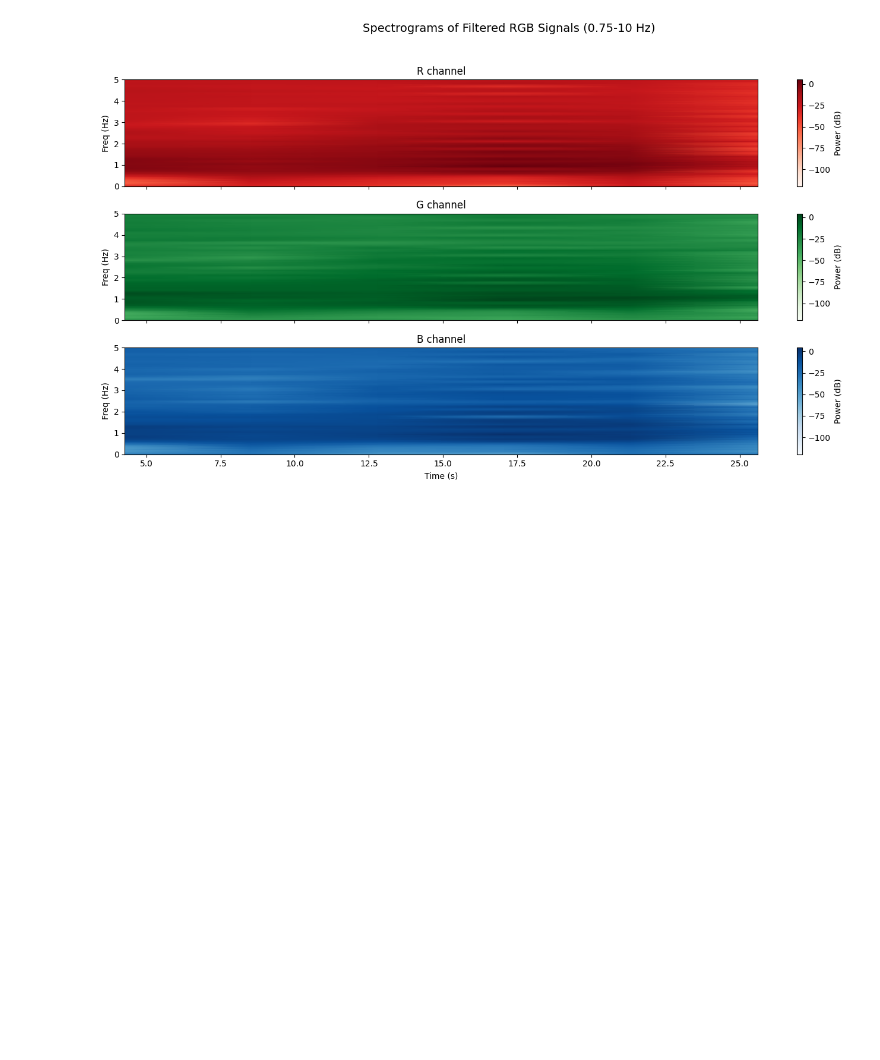
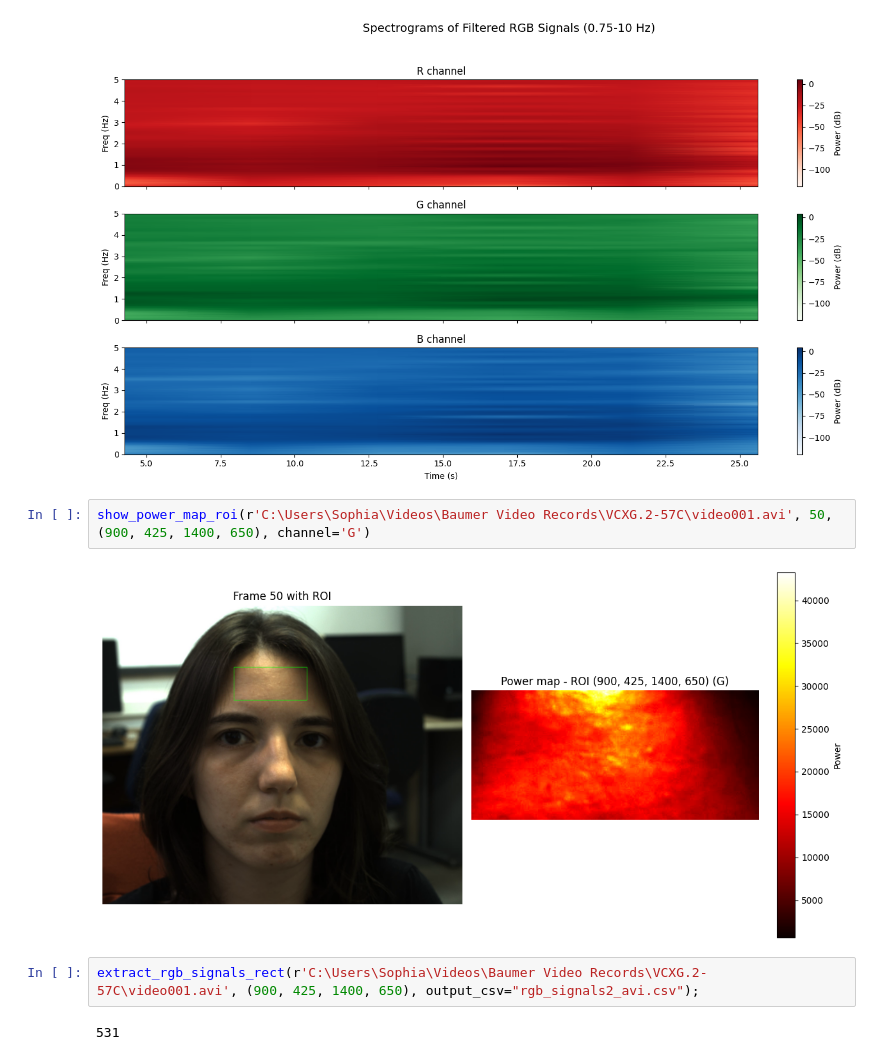
Before and after one commit to sophia-celine/rPPG, a Jupyter notebook: initial_tests/rPPGrough.ipynb, the cells around one changed output. Saved outputs shown, nothing was run; the diff lists cells and outputs as text; blank space fills up the shorter version.

```diff
--- a/initial_tests/rPPGrough.ipynb
+++ b/initial_tests/rPPGrough.ipynb
@@ -465,3 +478,11 @@ plot_filtered_signals(pd.read_csv('rgb_signals_avi.csv'), 0.75, 10, 4)
 65.56291390728477
 [figure]
 [figure]
+# %%
+show_power_map_roi(r'C:\Users\Sophia\Videos\Baumer Video Records\VCXG.2-57C\video001.avi', 50, (900, 425, 1400, 650), channel='G')
+# %% [output]
+[figure, added]
+# %%
+extract_rgb_signals_rect(r'C:\Users\Sophia\Videos\Baumer Video Records\VCXG.2-57C\video001.avi', (900, 425, 1400, 650), output_csv="rgb_signals2_avi.csv");
+# %% [output]
+531
```
Also changed, not shown: parts of 3 cells of this notebook, 2 other files.
